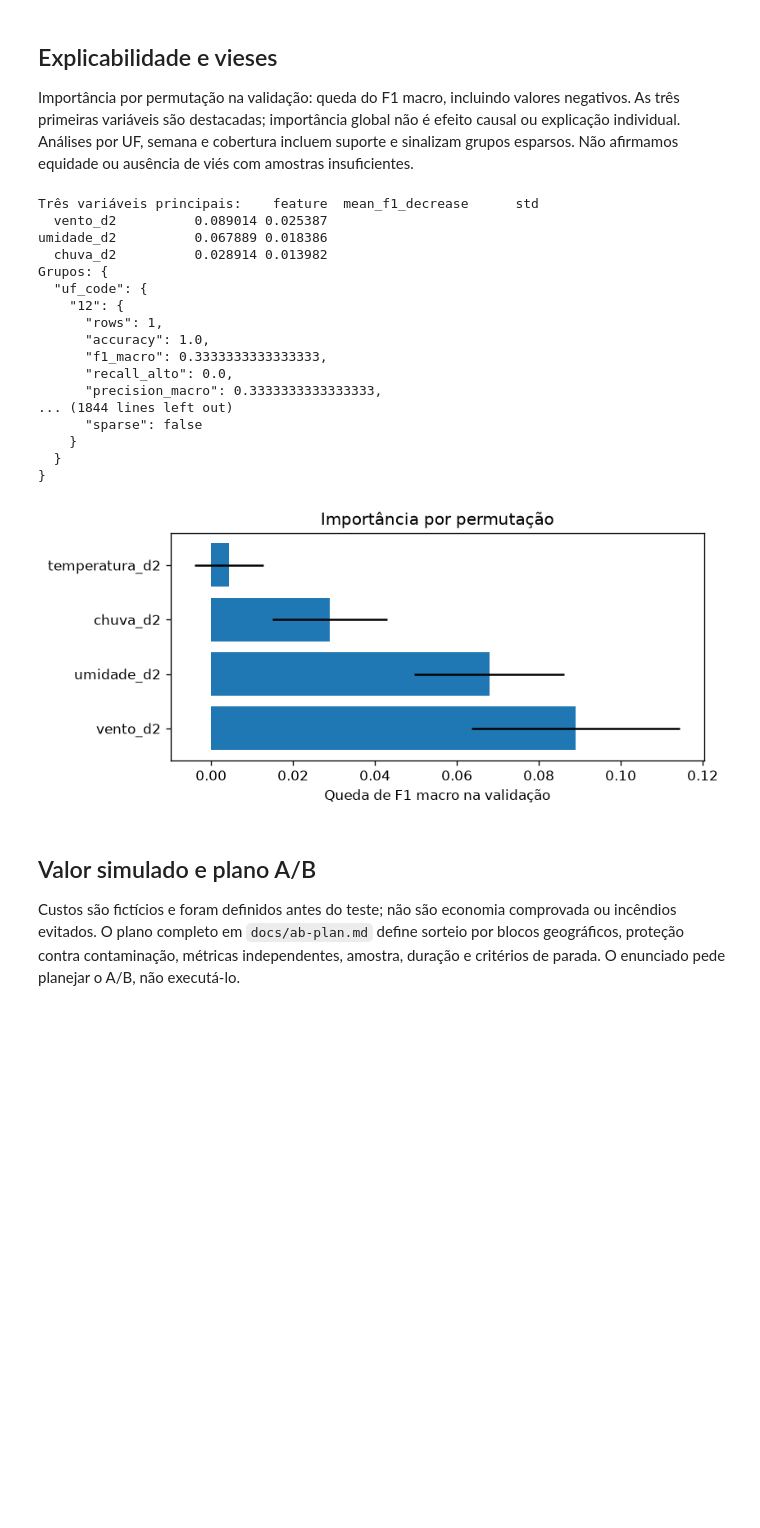
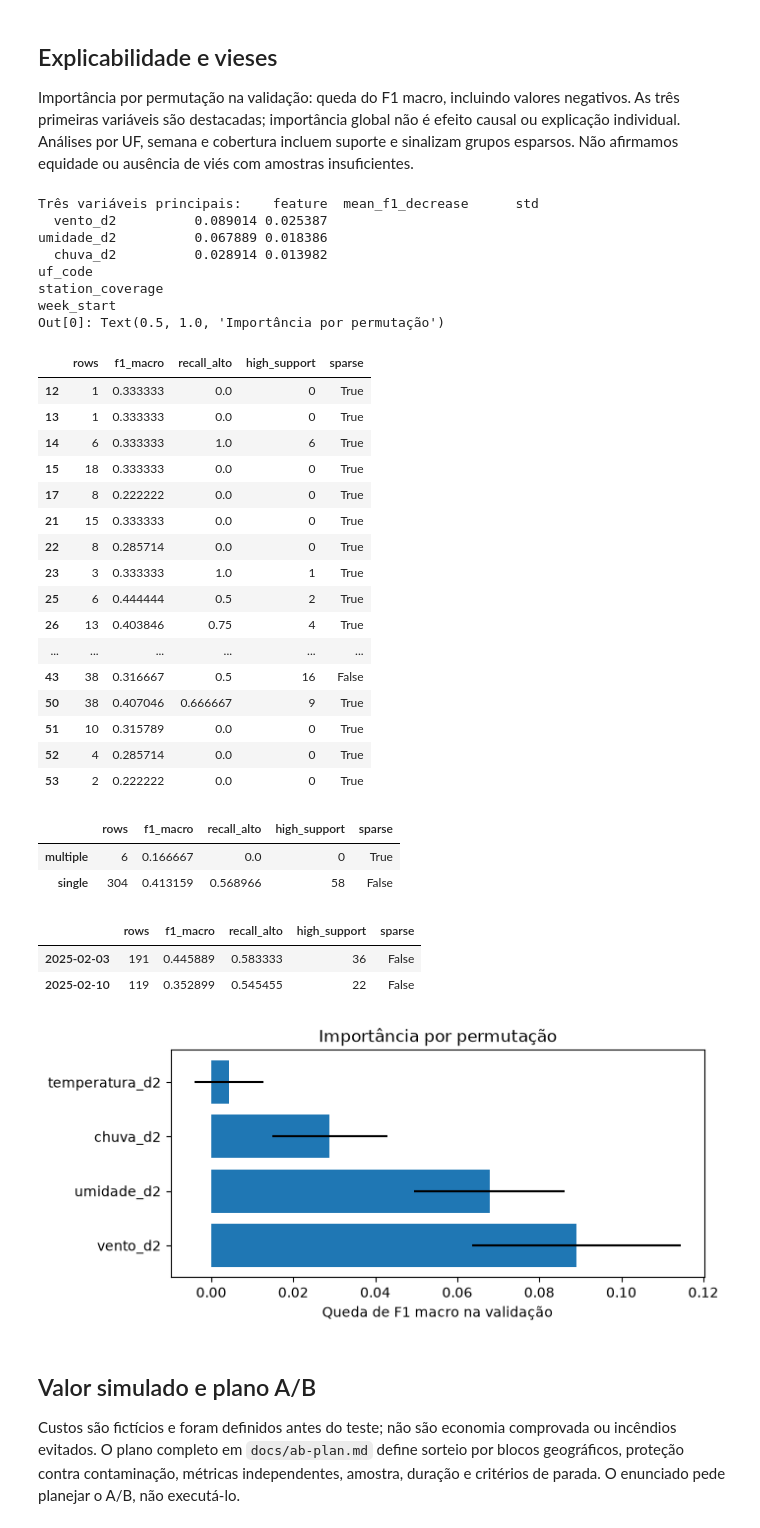
Before and after one commit to Diegopesmac/mba-risco-incendios, a Jupyter notebook: notebooks/04_projeto_final_curso.ipynb, the cells around one changed output. Cells and saved outputs as stored; diff of their text form; code cells hidden in the pictures; blank space fills up the shorter version.

```diff
--- a/notebooks/04_projeto_final_curso.ipynb
+++ b/notebooks/04_projeto_final_curso.ipynb
@@ -61,27 +57,43 @@ Importância por permutação na validação: queda do F1 macro, incluindo valor
 # %%
 importance=pd.DataFrame(evidence('optimization.json')['explanation_validation'])
 print('Três variáveis principais:',importance.head(3).to_string(index=False))
-print('Grupos:',json.dumps(evaluation['groups'],ensure_ascii=False,indent=2))
+for group, values in evaluation['groups'].items():
+    print(group)
+    display(pd.DataFrame(values).T[['rows','f1_macro','recall_alto','high_support','sparse']])
 plt.figure(figsize=(7,3)); plt.barh(importance['feature'],importance['mean_f1_decrease'],xerr=importance['std']); plt.xlabel('Queda de F1 macro na validação'); plt.title('Importância por permutação')
 # %% [output]
 Três variáveis principais:    feature  mean_f1_decrease      std
   vento_d2          0.089014 0.025387
 umidade_d2          0.067889 0.018386
   chuva_d2          0.028914 0.013982
-Grupos: {
-  "uf_code": {
-    "12": {
-      "rows": 1,
-      "accuracy": 1.0,
-      "f1_macro": 0.3333333333333333,
-      "recall_alto": 0.0,
-      "precision_macro": 0.3333333333333333,
-... (1844 lines left out)
-      "sparse": false
-    }
-  }
-}
+uf_code
+station_coverage
+week_start
+Out[0]: Text(0.5, 1.0, 'Importância por permutação')
+|  | rows | f1_macro | recall_alto | high_support | sparse |
+| 12 | 1 | 0.333333 | 0.0 | 0 | True |
+| 13 | 1 | 0.333333 | 0.0 | 0 | True |
+| 14 | 6 | 0.333333 | 1.0 | 6 | True |
+| 15 | 18 | 0.333333 | 0.0 | 0 | True |
+| 17 | 8 | 0.222222 | 0.0 | 0 | True |
+| 21 | 15 | 0.333333 | 0.0 | 0 | True |
+| 22 | 8 | 0.285714 | 0.0 | 0 | True |
+| 23 | 3 | 0.333333 | 1.0 | 1 | True |
+| 25 | 6 | 0.444444 | 0.5 | 2 | True |
+| 26 | 13 | 0.403846 | 0.75 | 4 | True |
+| ... | ... | ... | ... | ... | ... |
+| 43 | 38 | 0.316667 | 0.5 | 16 | False |
+| 50 | 38 | 0.407046 | 0.666667 | 9 | True |
+| 51 | 10 | 0.315789 | 0.0 | 0 | True |
+| 52 | 4 | 0.285714 | 0.0 | 0 | True |
+| 53 | 2 | 0.222222 | 0.0 | 0 | True |
+|  | rows | f1_macro | recall_alto | high_support | sparse |
+| multiple | 6 | 0.166667 | 0.0 | 0 | True |
+| single | 304 | 0.413159 | 0.568966 | 58 | False |
+|  | rows | f1_macro | recall_alto | high_support | sparse |
+| 2025-02-03 | 191 | 0.445889 | 0.583333 | 36 | False |
+| 2025-02-10 | 119 | 0.352899 | 0.545455 | 22 | False |
-[figure, old version]
+[figure, new version]
 # %% [markdown]
 ## Valor simulado e plano A/B
 
```
Also changed, not shown: parts of 5 cells of this notebook, 18 other files.
